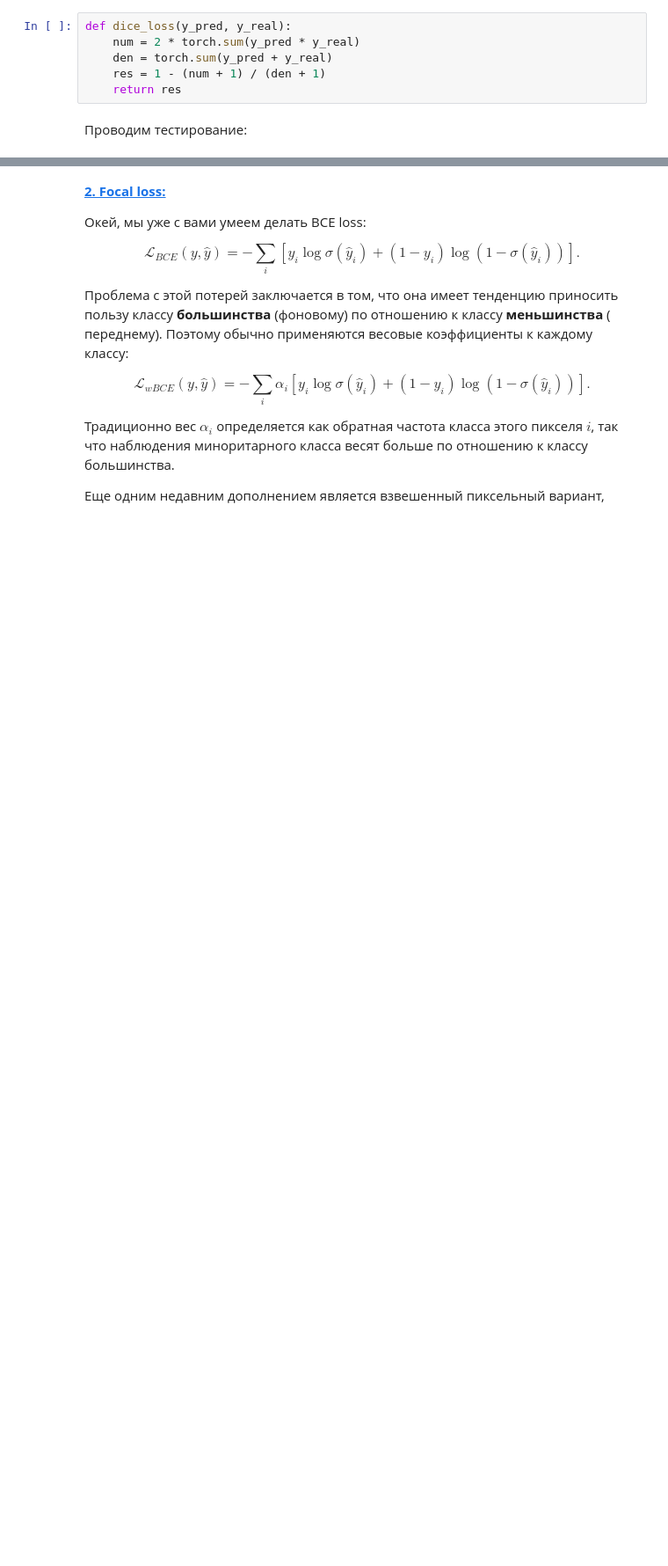
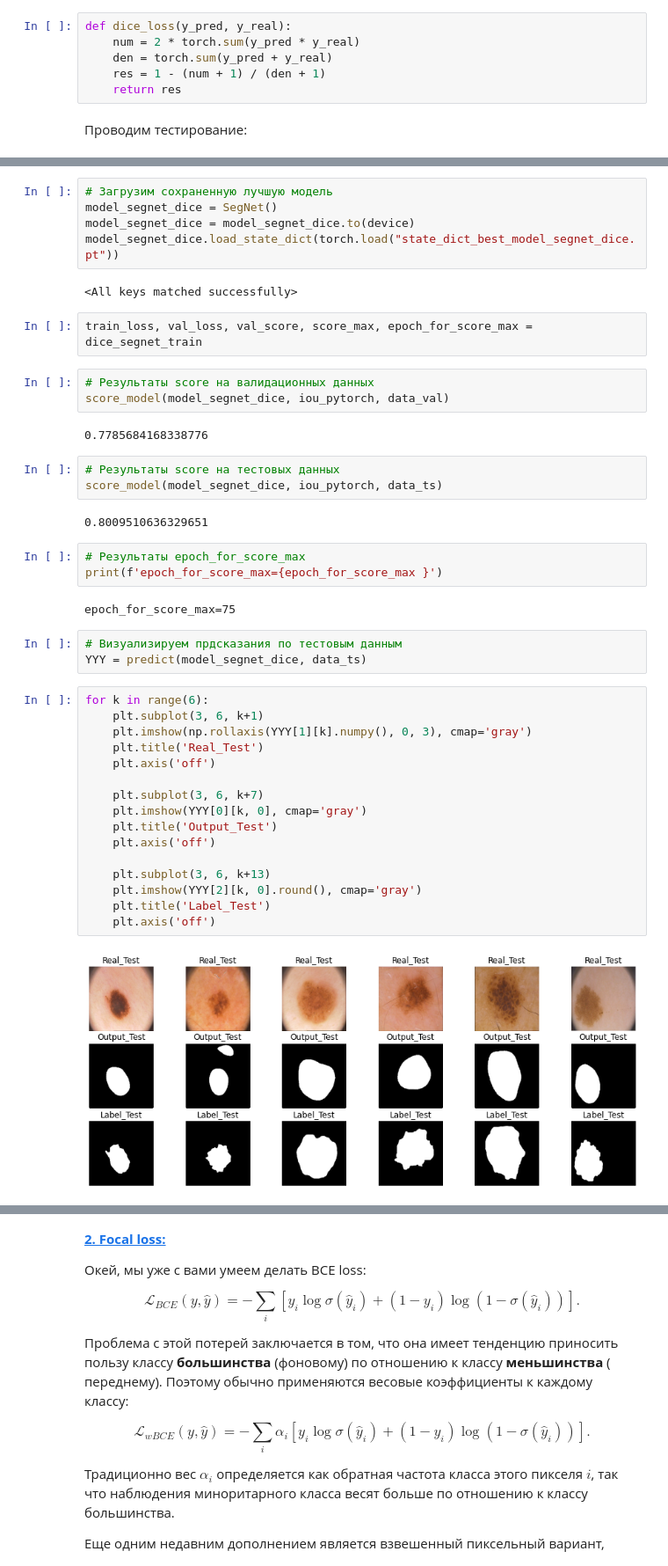
Before and after one commit to rosasha/-, a Jupyter notebook: [hw]semantic_segmentation.ipynb, the cells around one changed output, grey strips where cells are left out. Shown at 88% size. Cells and saved outputs as stored; diff of their text form; blank space fills up the shorter version.

```diff
--- a/[hw]semantic_segmentation.ipynb
+++ b/[hw]semantic_segmentation.ipynb
@@ -494,0 +560,45 @@ score_model(model_dice, iou_pytorch, data_val)
+# %%
+# Загрузим сохраненную лучшую модель
+model_segnet_dice = SegNet()
+model_segnet_dice = model_segnet_dice.to(device)
+model_segnet_dice.load_state_dict(torch.load("state_dict_best_model_segnet_dice.pt"))
+# %% [output]
+<All keys matched successfully>
+# %%
+train_loss, val_loss, val_score, score_max, epoch_for_score_max = dice_segnet_train
+# %%
+# Результаты score на валидационных данных
+score_model(model_segnet_dice, iou_pytorch, data_val)
+# %% [output]
+0.7785684168338776
+# %%
+# Результаты score на тестовых данных
+score_model(model_segnet_dice, iou_pytorch, data_ts)
+# %% [output]
+0.8009510636329651
+# %%
+# Результаты epoch_for_score_max
+print(f'epoch_for_score_max={epoch_for_score_max }')
+# %% [output]
+epoch_for_score_max=75
+# %%
+# Визуализируем прдсказания по тестовым данным
+YYY = predict(model_segnet_dice, data_ts)
+# %%
+for k in range(6):
+    plt.subplot(3, 6, k+1)
+    plt.imshow(np.rollaxis(YYY[1][k].numpy(), 0, 3), cmap='gray')
+    plt.title('Real_Test')
+    plt.axis('off')
+
+    plt.subplot(3, 6, k+7)
+    plt.imshow(YYY[0][k, 0], cmap='gray')
+    plt.title('Output_Test')
+    plt.axis('off')
+
+    plt.subplot(3, 6, k+13)
+    plt.imshow(YYY[2][k, 0].round(), cmap='gray')
+    plt.title('Label_Test')
+    plt.axis('off')
+# %% [output]
+[figure, added]
```
Also changed, not shown: parts of 76 cells of this notebook.
